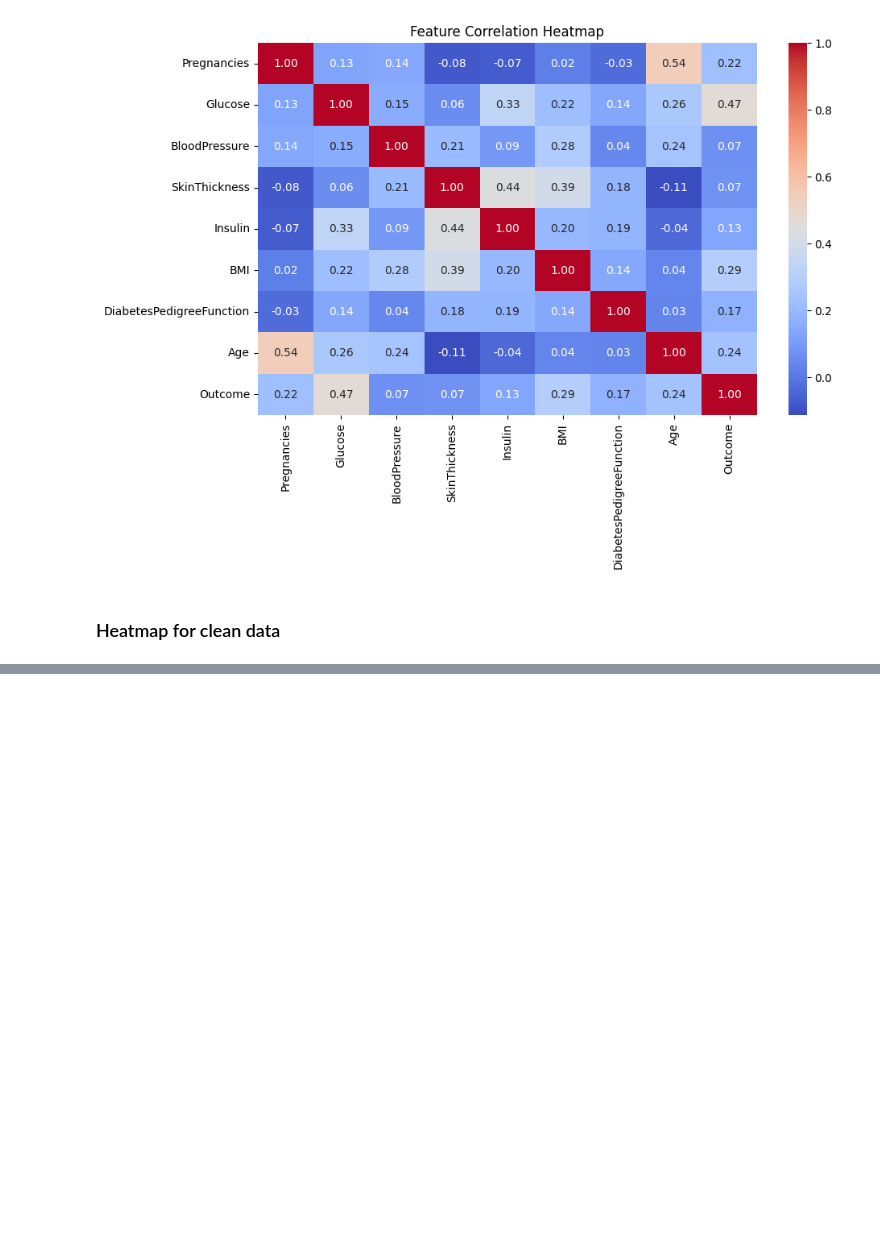
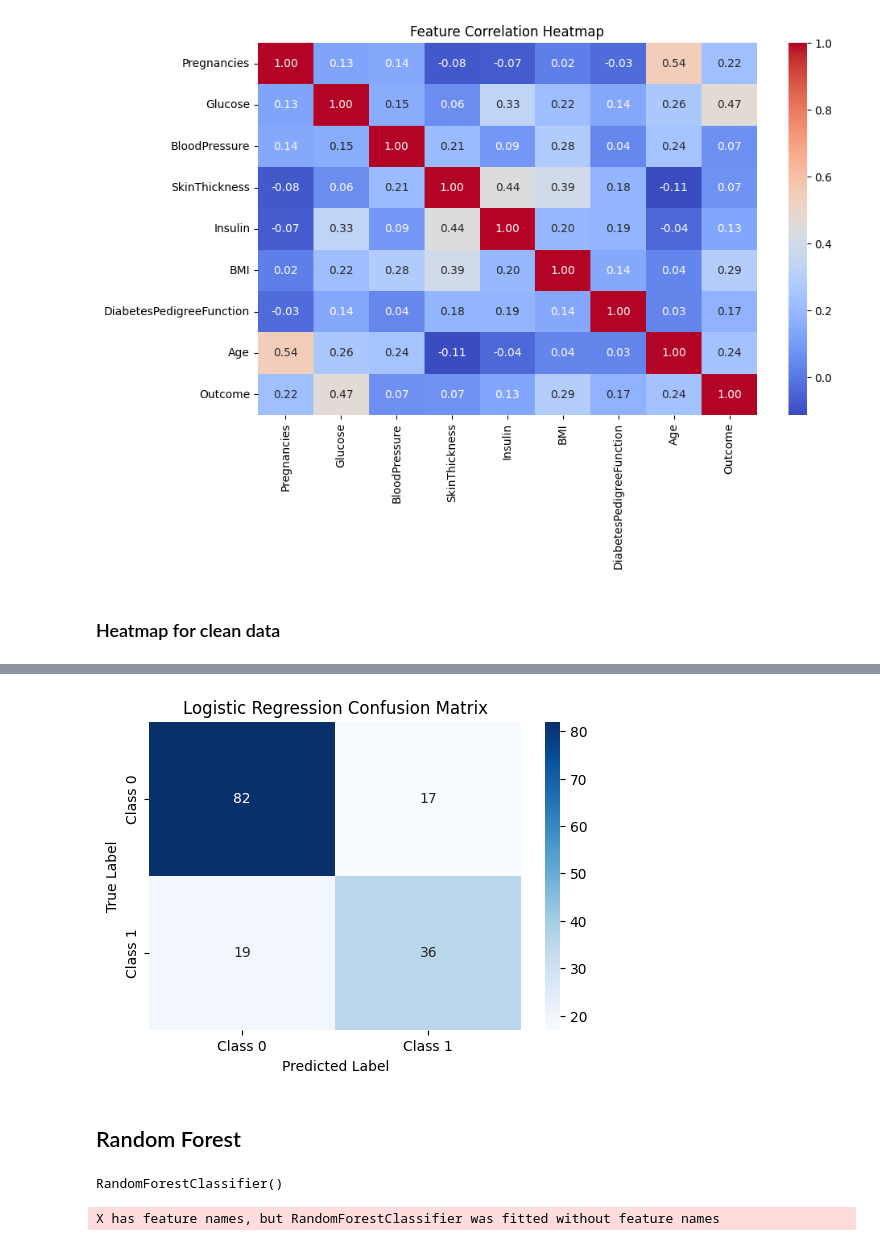
Before and after one commit to Minhajul99/Diabetes-Prediction, a Jupyter notebook: Diabetes_Prediction.ipynb, the cells around one changed output, grey strips where cells are left out. Cells and saved outputs as stored; diff of their text form; code cells hidden in the pictures; blank space fills up the shorter version.

```diff
--- a/Diabetes_Prediction.ipynb
+++ b/Diabetes_Prediction.ipynb
@@ -308,0 +338,5 @@ plt.show()
+# %%
+# Convert to DataFrame
+X_test = pd.DataFrame(X_test, columns=['Pregnancies', 'Glucose', 'BloodPressure', 'SkinThickness', 'Insulin',
+       'BMI', 'DiabetesPedigreeFunction', 'Age'])
+X_test.head()
@@ -308,0 +352,5 @@ plt.show()
+# %%
+from sklearn.linear_model import LogisticRegression
+np.random.seed(42)
+model_lr = LogisticRegression()
+model_lr.fit(X_train, y_train)
@@ -308,0 +359,14 @@ plt.show()
+# %%
+y_pred_lr = model_lr.predict(X_test)
+# %%
+# Accuracy
+accuracy = accuracy_score(y_test, y_pred_lr)
+print(f"Accuracy: {accuracy*100:.2f} %")
+
+# Confusion Matrix
+conf_matrix = confusion_matrix(y_test, y_pred_lr)
+print("Confusion Matrix:\n", conf_matrix)
+
+# Classification Report
+class_report = classification_report(y_test, y_pred_lr)
+print("Classification Report:\n", class_report)
@@ -308,0 +387,23 @@ plt.show()
+# %%
+# Plot confusion matrix
+plt.figure(figsize=(6,4))
+sns.heatmap(conf_matrix, annot=True, fmt="d", cmap="Blues", xticklabels=["Class 0", "Class 1"], yticklabels=["Class 0", "Class 1"])
+plt.xlabel("Predicted Label")
+plt.ylabel("True Label")
+plt.title("Logistic Regression Confusion Matrix")
+plt.show()
+# %% [output]
+[figure, added]
+# %% [markdown]
+## Random Forest
+# %%
+from sklearn.ensemble import RandomForestClassifier
+np.random.seed(42)
+model_rf = RandomForestClassifier(n_estimators=20)
+model_rf.fit(X_train, y_train)
+# %% [output]
+RandomForestClassifier()
+# %%
+y_pred_rf = model_rf.predict(X_test)
+# %% [output]
+X has feature names, but RandomForestClassifier was fitted without feature names
```
Also changed, not shown: parts of 76 cells of this notebook.
